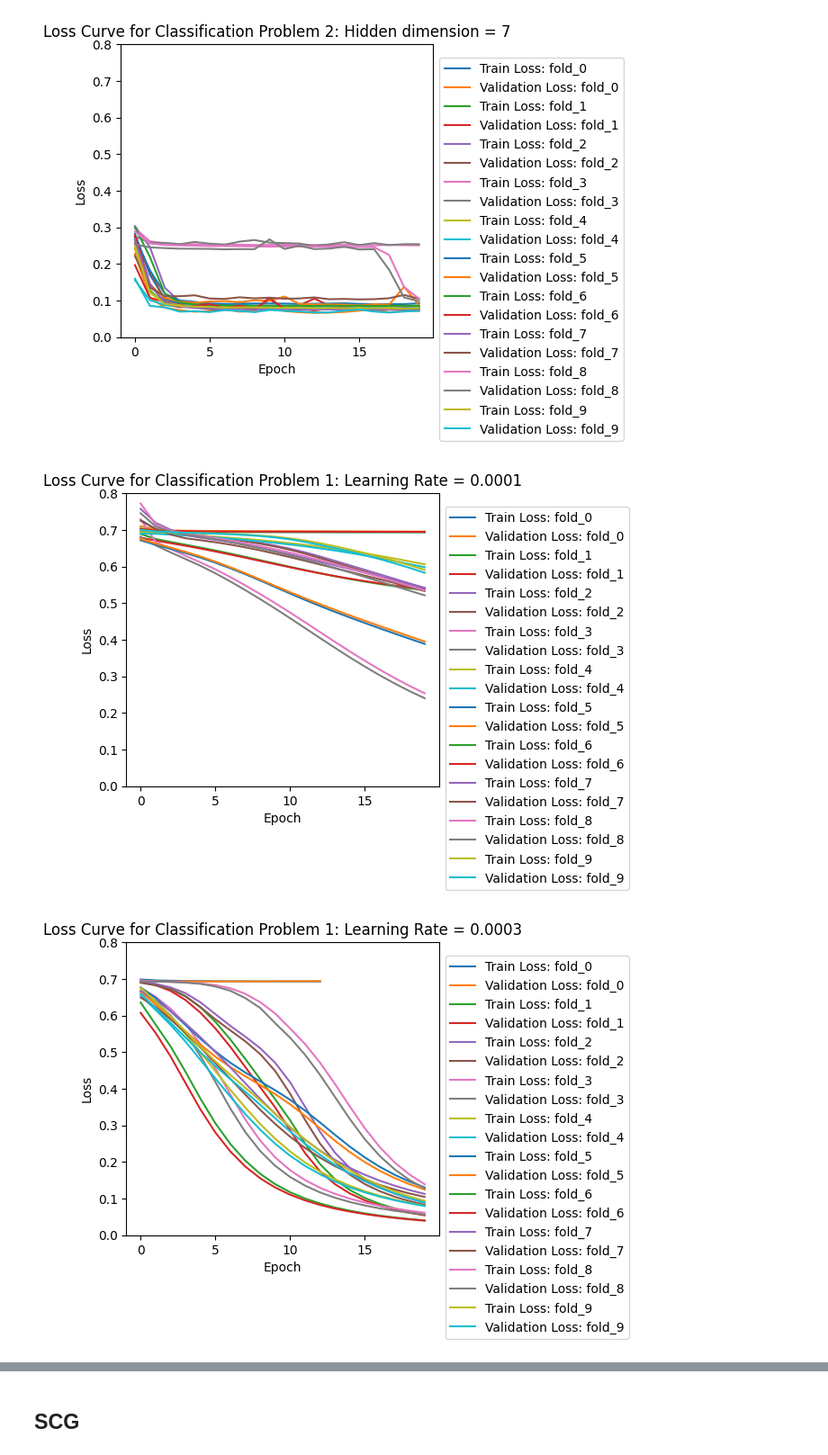
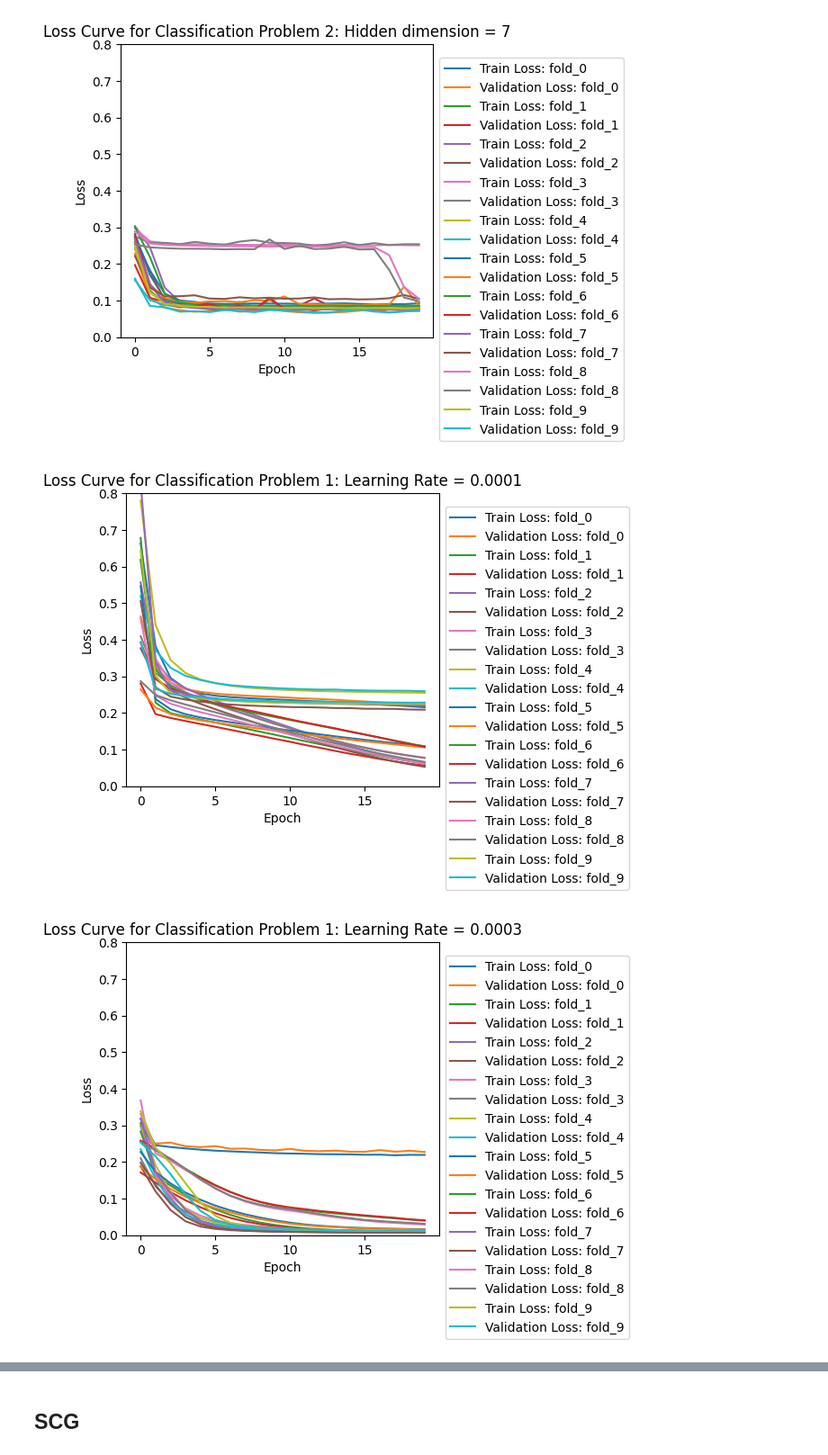
Before and after one commit to charliedekock12/ml_assign3, a Jupyter notebook: src/regression_1.ipynb, the cells around one changed output, grey strips where cells are left out. Shown at 90% size. Saved outputs shown, nothing was run; the diff lists cells and outputs as text; code cells hidden in the pictures.

```diff
--- a/src/regression_1.ipynb
+++ b/src/regression_1.ipynb
@@ -62,6 +62,18 @@ class FeedforwardNet(nn.Module):
         super().__init__()
         self.hidden = nn.Linear(input_dim, hidden_dim)
         self.act = nn.ReLU()
+        self.output = nn.Linear(hidden_dim, output_dim)
+
+    def forward(self, x):
+        x = self.act(self.hidden(x))
+        x = self.output(x)
+        return x
+
+class FeedforwardNet_tanh(nn.Module):
+    def __init__(self, input_dim, hidden_dim, output_dim):
+        super().__init__()
+        self.hidden = nn.Linear(input_dim, hidden_dim)
+        self.act = nn.Tanh()
         self.output = nn.Linear(hidden_dim, output_dim)
 
     def forward(self, x):
@@ -348,22 +360,22 @@ def find_optimal_learning_rate(folds, lr_list = [1, 2, 3], max_epochs=20):
     for l in lr_list:
         results_per_size = {}
         for i in tqdm(range(len(folds))):
-            results_per_size[f'fold_{i}'] = train_sgd_model(folds[i], hidden_dim=5, max_epochs=max_epochs, learning_rate=l, to_print=False, patience=10)
+            results_per_size[f'fold_{i}'] = train_sgd_model(folds[i], hidden_dim=6, max_epochs=max_epochs, learning_rate=l, to_print=False, patience=10)
         results[f'lr_{l}'] = results_per_size
     return results
 # %%
-lr_candidates = [1e-4, 3e-4, 1e-3, 3e-3, 1e-2, 3e-2, 1e-1]
+lr_candidates = [1e-4, 5e-4, 1e-3, 5e-3, 1e-2, 5e-2, 1e-1]
 
 dim_results_lr = find_optimal_learning_rate(folds, lr_list=lr_candidates)
 save_json(extract_losses_and_accuracy(dim_results_lr), '../results/regression_1/lr_test.json')
 # %%
 plot_per_dim(dim_results_lr['lr_0.0001'], title="Loss Curve for Classification Problem 1: Learning Rate = 0.0001")
 # %% [output]
-[figure, old version]
+[figure, new version]
 # %%
-plot_per_dim(dim_results_lr['lr_0.0003'], title="Loss Curve for Classification Problem 1: Learning Rate = 0.0003")
+plot_per_dim(dim_results_lr['lr_0.0005'], title="Loss Curve for Classification Problem 1: Learning Rate = 0.0003")
 # %% [output]
-[figure, old version]
+[figure, new version]
 # %%
 plot_per_dim(dim_results_lr['lr_0.001'], title="Loss Curve for Classification Problem 1: Learning Rate = 0.001")
 # %% [output]
```
Also changed, not shown: parts of 27 cells of this notebook, 1 other file.
